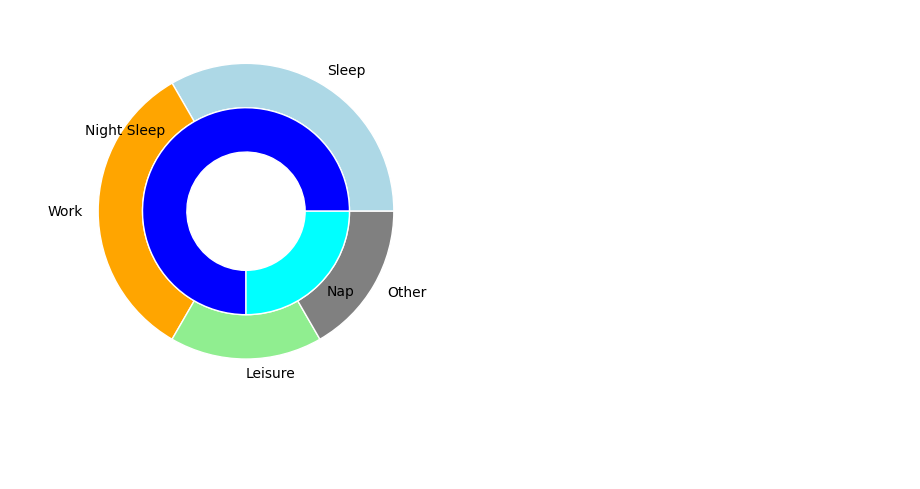
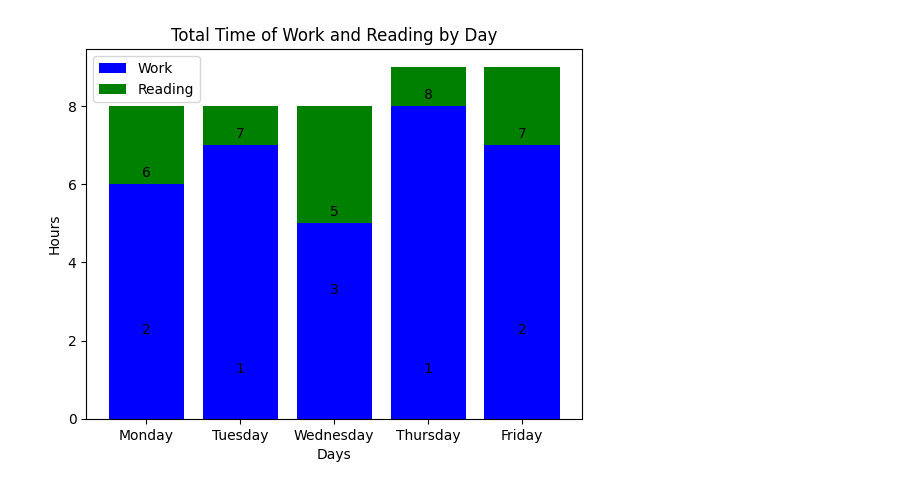
Before and after one commit to eliteGoblin/lyubishchev, a Jupyter notebook: time_report_notebook/DayRangeReport.ipynb, the cells around one changed output. Cells and saved outputs as stored; diff of their text form; code cells hidden in the pictures; blank space fills up the shorter version.

```diff
--- a/time_report_notebook/DayRangeReport.ipynb
+++ b/time_report_notebook/DayRangeReport.ipynb
@@ -164,27 +161,35 @@ draw_bed_plot(
-# %%
-import matplotlib.pyplot as plt
-
-# Outer pie chart data
-outer_data = [8, 8, 4, 4]
-outer_labels = ['Sleep', 'Work', 'Leisure', 'Other']
-
-# Inner pie chart data (for Sleep partition)
-inner_data = [6, 2]
-inner_labels = ['Night Sleep', 'Nap']
-
-# Define colors for both pie charts
-outer_colors = ['lightblue', 'orange', 'lightgreen', 'gray']
-inner_colors = ['blue', 'cyan']
-
-# Draw the outer pie chart
-fig, ax = plt.subplots()
-ax.pie(outer_data, labels=outer_labels, colors=outer_colors, radius=1, wedgeprops=dict(width=0.3, edgecolor='white'))
-
-# Draw the inner pie chart
-ax.pie(inner_data, labels=inner_labels, colors=inner_colors, radius=0.7, wedgeprops=dict(width=0.3, edgecolor='white'))
-
-ax.set_aspect('equal')  # Set aspect ratio to 'equal' to make the pie chart circular
-
-plt.show()
-# %% [output]
-[figure, removed]
+# %%
+import matplotlib.pyplot as plt
+
+# Sample data
+days = ['Monday', 'Tuesday', 'Wednesday', 'Thursday', 'Friday']
+work_time = [6, 7, 5, 8, 7]
+reading_time = [2, 1, 3, 1, 2]
+
+# Plot the bar chart
+fig, ax = plt.subplots()
+bar_work = ax.bar(days, work_time, label='Work', color='blue')
+bar_reading = ax.bar(days, reading_time, label='Reading', color='green', bottom=work_time)
+
+# Label the bars
+def autolabel(bars):
+    for bar in bars:
+        height = bar.get_height()
+        ax.annotate('{}'.format(height),
+                    xy=(bar.get_x() + bar.get_width() / 2, height),
+                    xytext=(0, 3),  # 3 points vertical offset
+                    textcoords="offset points",
+                    ha='center', va='bottom')
+
+autolabel(bar_work)
+autolabel(bar_reading)
+
+# Add legend and labels
+ax.set_xlabel('Days')
+ax.set_ylabel('Hours')
+ax.set_title('Total Time of Work and Reading by Day')
+ax.legend()
+
+plt.show()
+# %% [output]
+[figure, added]
```
Also changed, not shown: parts of 9 cells of this notebook, 4 other files.
